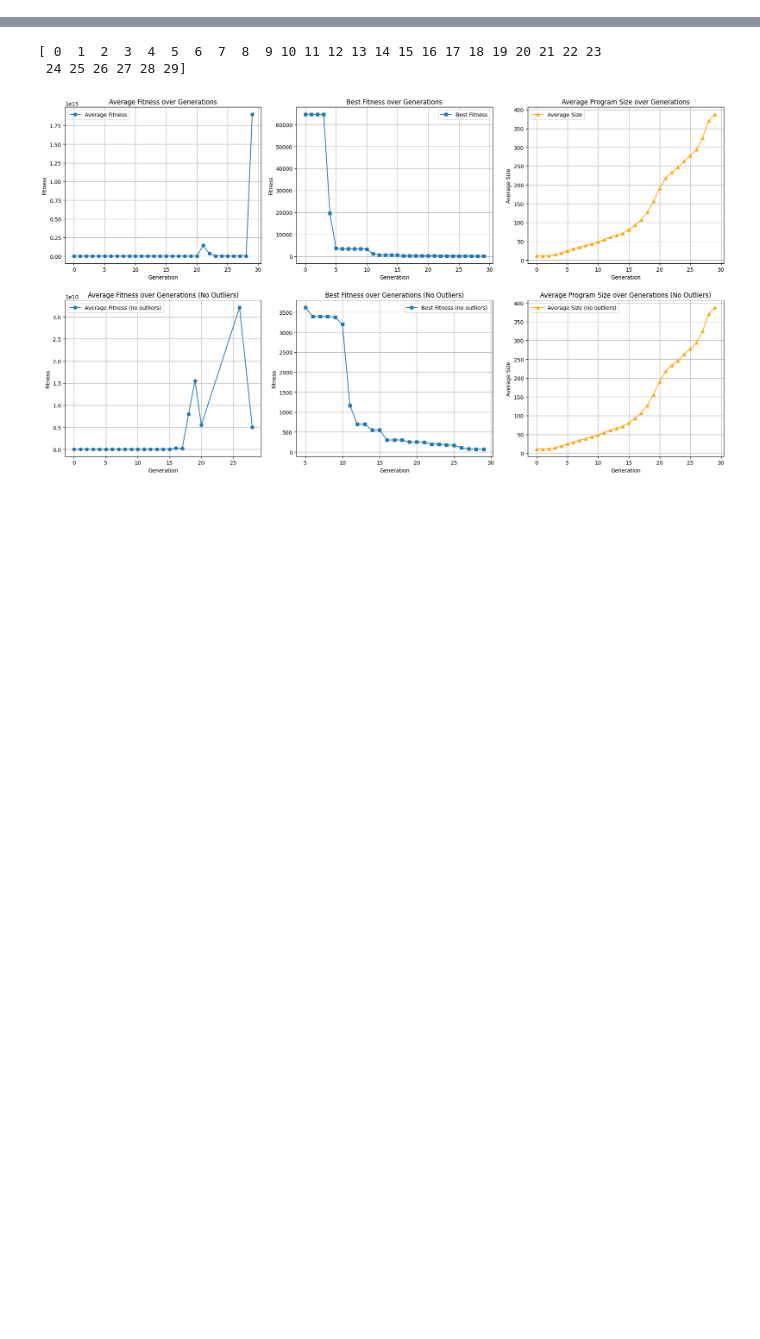
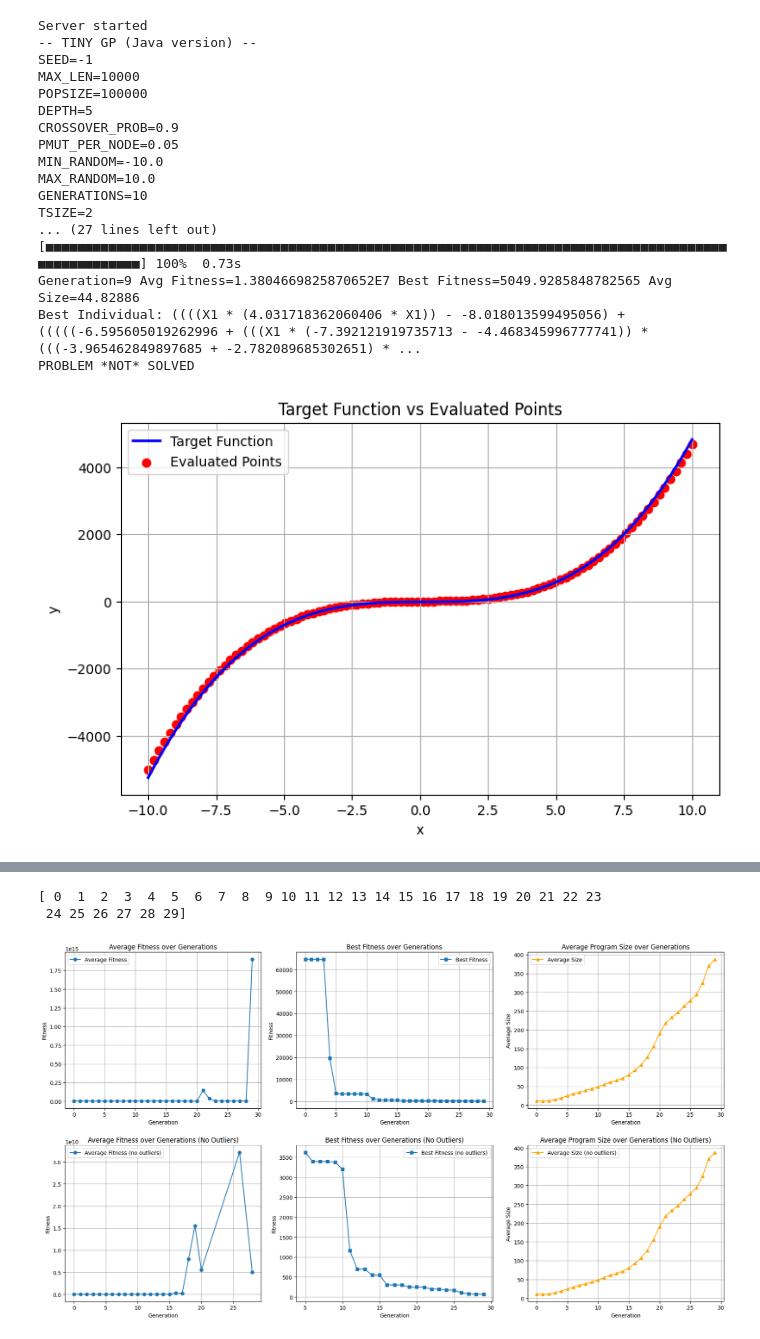
Before and after one commit to malekkonrad/genetic_programming, a Jupyter notebook: GP.ipynb, the cells around one changed output, grey strips where cells are left out. Cells and saved outputs as stored; diff of their text form; code cells hidden in the pictures; blank space fills up the shorter version.

```diff
--- a/GP.ipynb
+++ b/GP.ipynb
@@ -6,4 +8,28 @@ import matplotlib.pyplot as plt
 TinyGP.set_java_path("java")  # set path to JVM
+# %%
+# ex01
+solver_01 = GeneticSolver('problem1_a')
+hist_01 = solver_01.solve(generations=10)
+solver_01.plot()
+# %% [output]
+Server started
+-- TINY GP (Java version) --
+SEED=-1
+MAX_LEN=10000
+POPSIZE=100000
+DEPTH=5
+CROSSOVER_PROB=0.9
+PMUT_PER_NODE=0.05
+MIN_RANDOM=-10.0
+MAX_RANDOM=10.0
+GENERATIONS=10
+TSIZE=2
+... (27 lines left out)
+[■■■■■■■■■■■■■■■■■■■■■■■■■■■■■■■■■■■■■■■■■■■■■■■■■■■■■■■■■■■■■■■■■■■■■■■■■■■■■■■■■■■■■■■■■■■■■■■■■■■■] 100%  0.73s
+Generation=9 Avg Fitness=1.3804669825870652E7 Best Fitness=5049.9285848782565 Avg Size=44.82886
+Best Individual: ((((X1 * (4.031718362060406 * X1)) - -8.018013599495056) + (((((-6.595605019262996 + (((X1 * (-7.392121919735713 - -4.468345996777741)) * (((-3.965462849897685 + -2.782089685302651) * ...
+PROBLEM *NOT* SOLVED
+[figure, added]
 # %%
 targets = list()
 
```
Also changed, not shown: parts of 9 cells of this notebook, 28 other files.
